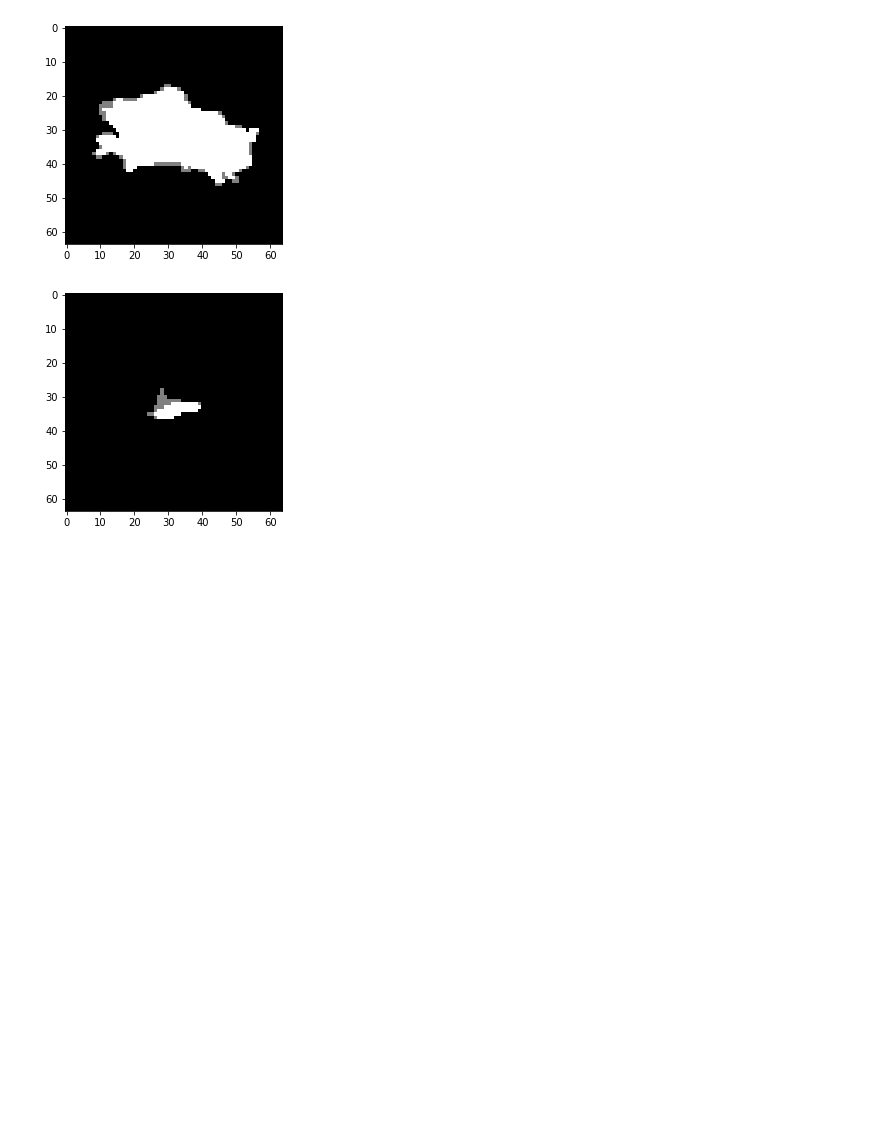
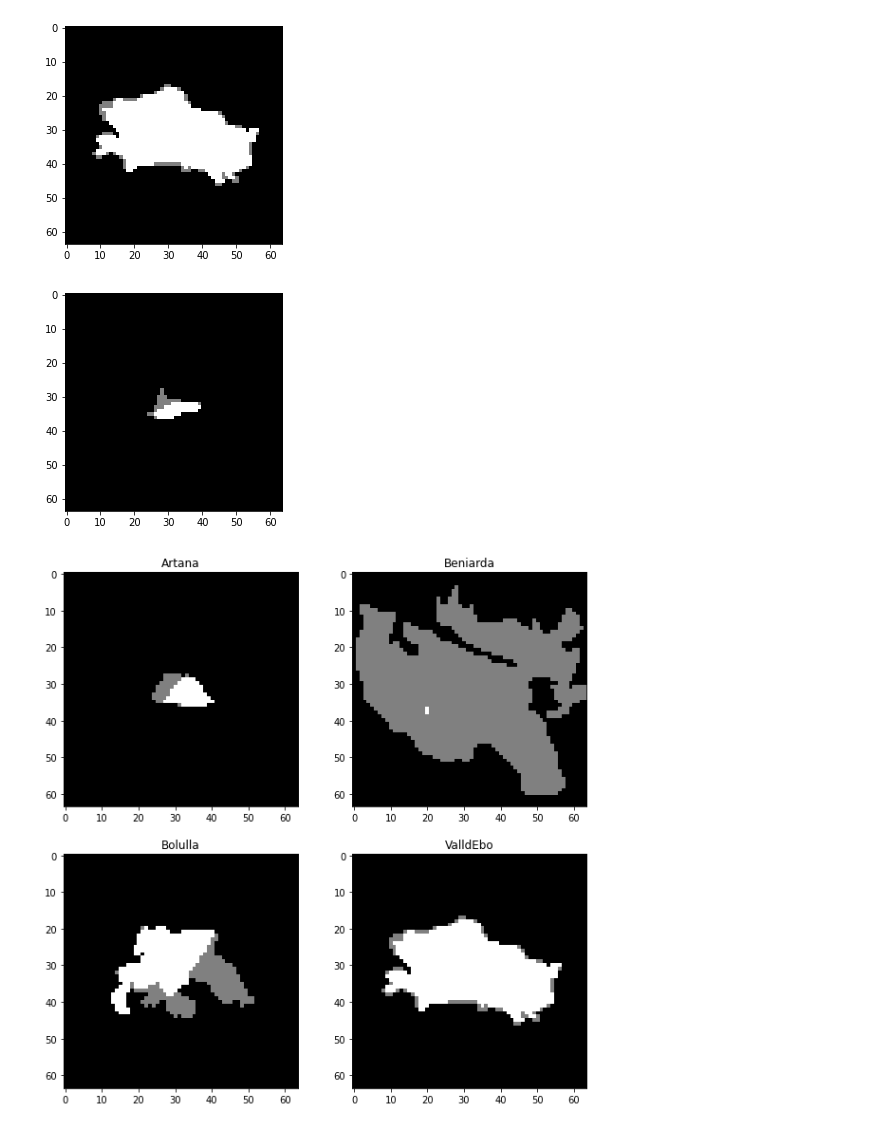
Before and after one commit to joanboterspitarch/data_forest_fires, a Jupyter notebook: create_grids.ipynb, the cells around one changed output. Drawn from its saved outputs; the diff is of its cells as text; code cells hidden in the pictures; blank space fills up the shorter version.

Commit message:
Añadimos figuras para la tesis

```diff
--- a/create_grids.ipynb
+++ b/create_grids.ipynb
@@ -161,3 +173,22 @@ for name in masks_crop_resize.keys():
 [figure]
 [figure]
 [figure]
+# %%
+# Lista con los nombres que deseas visualizar
+names_to_show = ["Artana", "Beniarda", "Bolulla", "ValldEbo"]
+
+# Crear una figura con subplots divididos en 4 filas y 2 columnas
+fig, axs = plt.subplots(2, 2, figsize=(10, 10))
+
+# Recorrer los subplots y agregar la imagen correspondiente
+for i, ax in enumerate(axs.ravel()):
+    if i < len(names_to_show):
+        name = names_to_show[i]
+        ax.imshow(masks_crop_resize[name][:, :, -1], cmap='gray')
+        ax.set_title(name)
+
+# Mostrar la figura
+plt.savefig('Figures/masks_crop_resize.png')
+plt.show()
+# %% [output]
+[figure, added]
```
Also changed, not shown: parts of 5 cells of this notebook, 6 other files.
